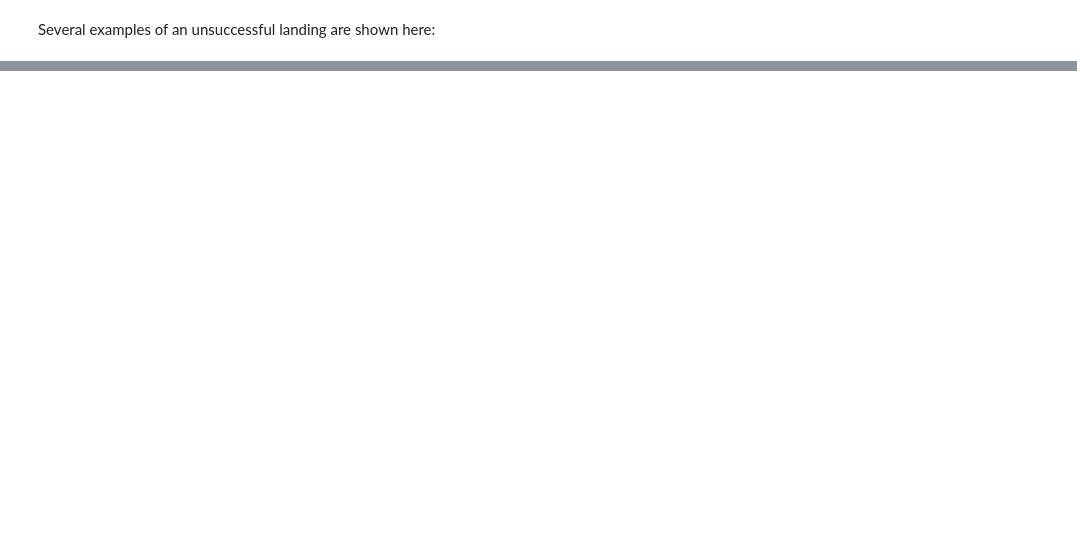
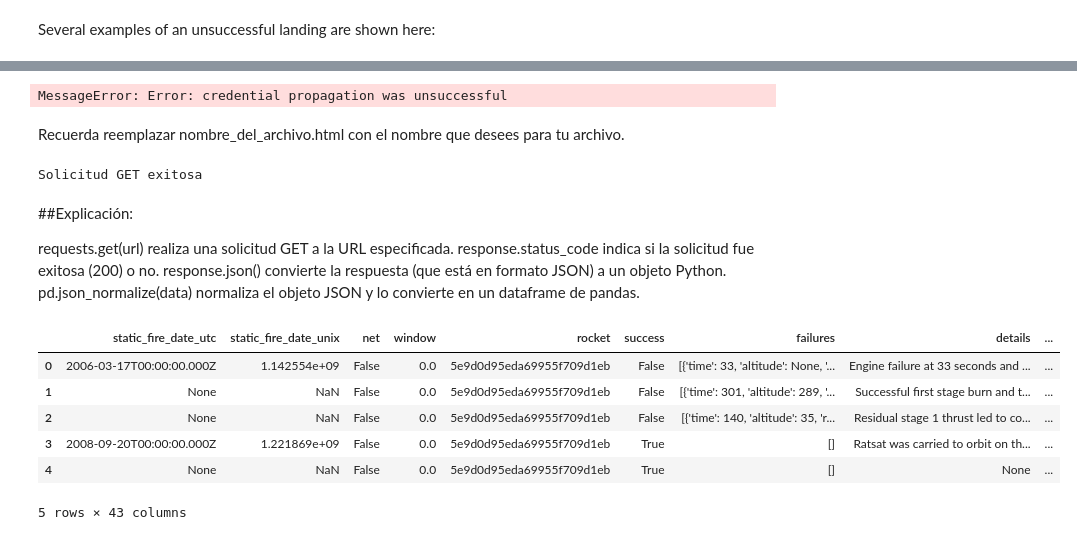
Before and after one commit to IosuAV/ibm_practice, a Jupyter notebook: Space_X_Falcon_9_First_Stage_Landing_Prediction.ipynb, the cells around one changed output, grey strips where cells are left out. Saved outputs shown, nothing was run; the diff lists cells and outputs as text; code cells hidden in the pictures; blank space fills up the shorter version.

```diff
--- a/Space_X_Falcon_9_First_Stage_Landing_Prediction.ipynb
+++ b/Space_X_Falcon_9_First_Stage_Landing_Prediction.ipynb
@@ -476,0 +406,7 @@ El mejor método es árbol de Decisión, aunque igual pueda estar sobre entrenad
+# %%
+from google.colab import drive
+drive.mount('/content/drive')
+# %% [output]
+MessageError: Error: credential propagation was unsuccessful
+# %% [markdown]
+Recuerda reemplazar nombre_del_archivo.html con el nombre que desees para tu archivo.
@@ -476,0 +419,35 @@ El mejor método es árbol de Decisión, aunque igual pueda estar sobre entrenad
+# %%
+# Especificar la URL de la API de SpaceX:
+url = "https://api.spacexdata.com/v4/launches"
+# %%
+# Realizar la solicitud GET:
+response = requests.get(url)
+# %%
+# Verificar el estado de la solicitud:
+if response.status_code == 200:
+    print("Solicitud GET exitosa")
+else:
+    print("Error en la solicitud GET")
+# %% [output]
+Solicitud GET exitosa
+# %%
+# Convertir la respuesta JSON a un dataframe:
+data = response.json()  # Convertir la respuesta a un objeto JSON
+df = pd.json_normalize(data)  # Normalizar el JSON y crear el dataframe
+# %% [markdown]
+##Explicación:
+
+requests.get(url) realiza una solicitud GET a la URL especificada.
+response.status_code indica si la solicitud fue exitosa (200) o no.
+response.json() convierte la respuesta (que está en formato JSON) a un objeto Python.
+pd.json_normalize(data) normaliza el objeto JSON y lo convierte en un dataframe de pandas.
+# %%
+df.head()
+# %% [output]
+|  | static_fire_date_utc | static_fire_date_unix | net | window | rocket | success | failures | details | ... |
+| 0 | 2006-03-17T00:00:00.000Z | 1.142554e+09 | False | 0.0 | 5e9d0d95eda69955f709d1eb | False | [{'time': 33, 'altitude': None, '... | Engine failure at 33 seconds and ... | ... |
+| 1 | None | NaN | False | 0.0 | 5e9d0d95eda69955f709d1eb | False | [{'time': 301, 'altitude': 289, '... | Successful first stage burn and t... | ... |
+| 2 | None | NaN | False | 0.0 | 5e9d0d95eda69955f709d1eb | False | [{'time': 140, 'altitude': 35, 'r... | Residual stage 1 thrust led to co... | ... |
+| 3 | 2008-09-20T00:00:00.000Z | 1.221869e+09 | False | 0.0 | 5e9d0d95eda69955f709d1eb | True | [] | Ratsat was carried to orbit on th... | ... |
+| 4 | None | NaN | False | 0.0 | 5e9d0d95eda69955f709d1eb | True | [] | None | ... |
+5 rows × 43 columns
```
Also changed, not shown: parts of 190 cells of this notebook.
